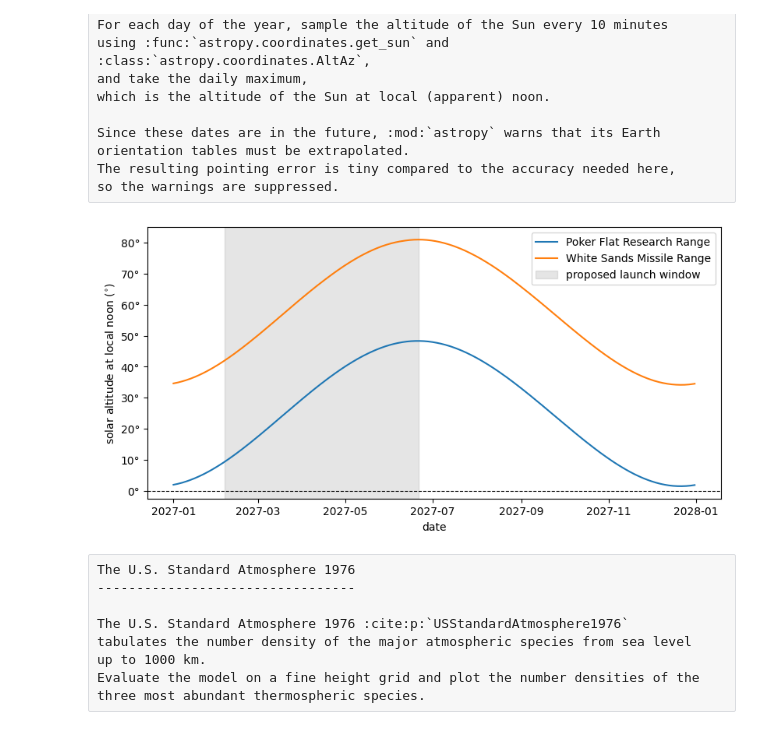
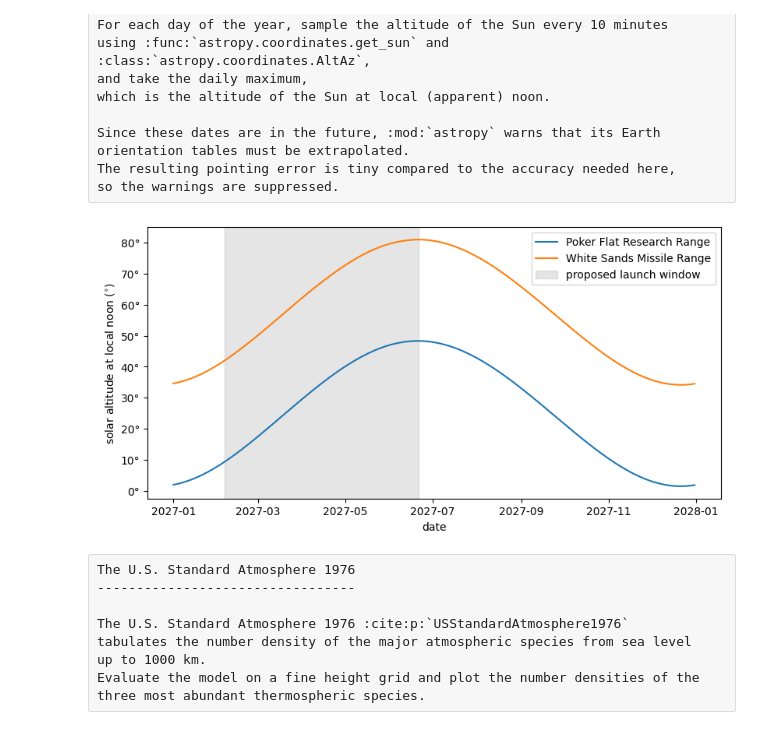
Before and after one commit to Kankelborg-Group/furst-optics, a Jupyter notebook: docs/reports/atmospheric-transmission.ipynb, the cells around one changed output. Cells and saved outputs as stored; diff of their text form; code cells hidden in the pictures.

Commit message:
Removed the horizon line from the solar altitude plot.
The dashed line marking the horizon was unnecessary since the noon Sun never
drops below the horizon at either launch site.

Co-Authored-By: Claude Fable 5 <noreply@anthropic.com>
Claude-Session: https://claude.ai/code/session_01NYQwckMXoobTAzDXT6Pfps

```diff
--- a/docs/reports/atmospheric-transmission.ipynb
+++ b/docs/reports/atmospheric-transmission.ipynb
@@ -141,20 +141,19 @@ date = na.ScalarArray((t0 + day * u.day).datetime64, axes=(axis_time,))
 # %%
 fig, ax = plt.subplots(figsize=(8, 4), constrained_layout=True)
 for i, site in enumerate(sites):
     na.plt.plot(date, alt_noon[{axis_site: i}], ax=ax, axis=axis_time, label=site)
 ax.axvspan(
     np.datetime64(date_launch_min),
     np.datetime64(date_launch_max),
     color="gray",
     alpha=0.2,
     label="proposed launch window",
 )
-ax.axhline(0, color="black", linewidth=0.8, linestyle="--")
 ax.set_xlabel("date")
 ax.set_ylabel(f"solar altitude at local noon ({u.deg:latex_inline})")
 ax.legend();
 # %% [output]
-[figure, old version]
+[figure, new version]
 # %% [raw]
 The U.S. Standard Atmosphere 1976
 ---------------------------------
```
